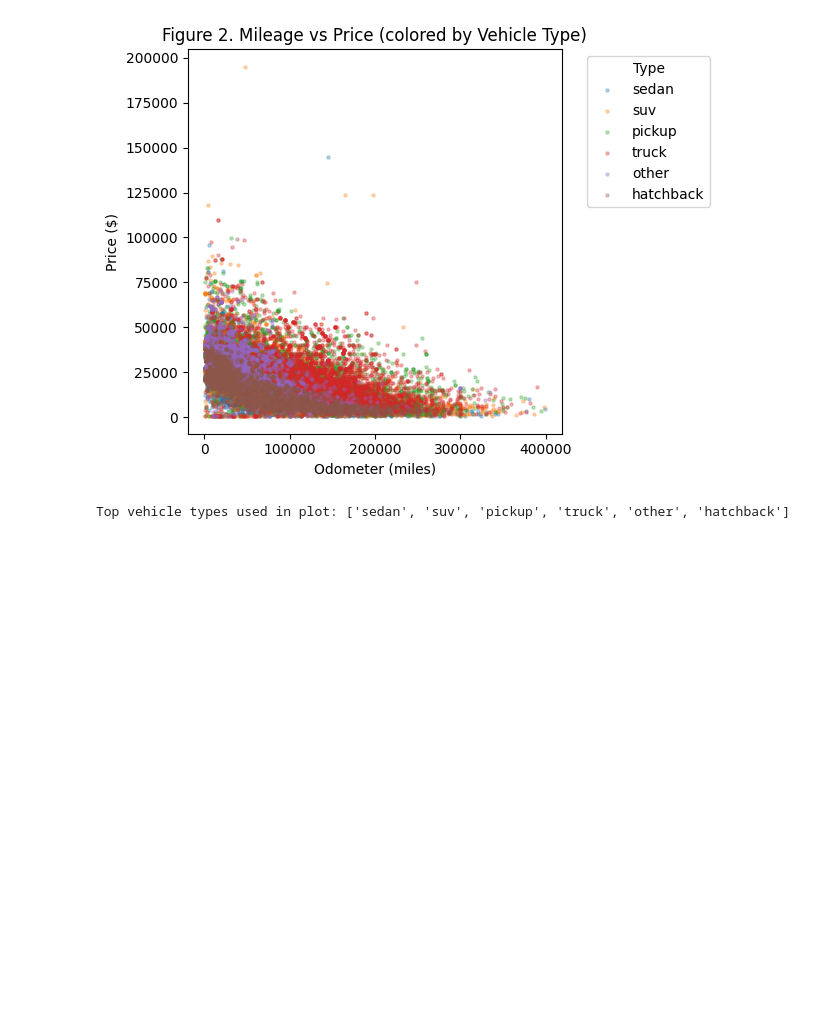
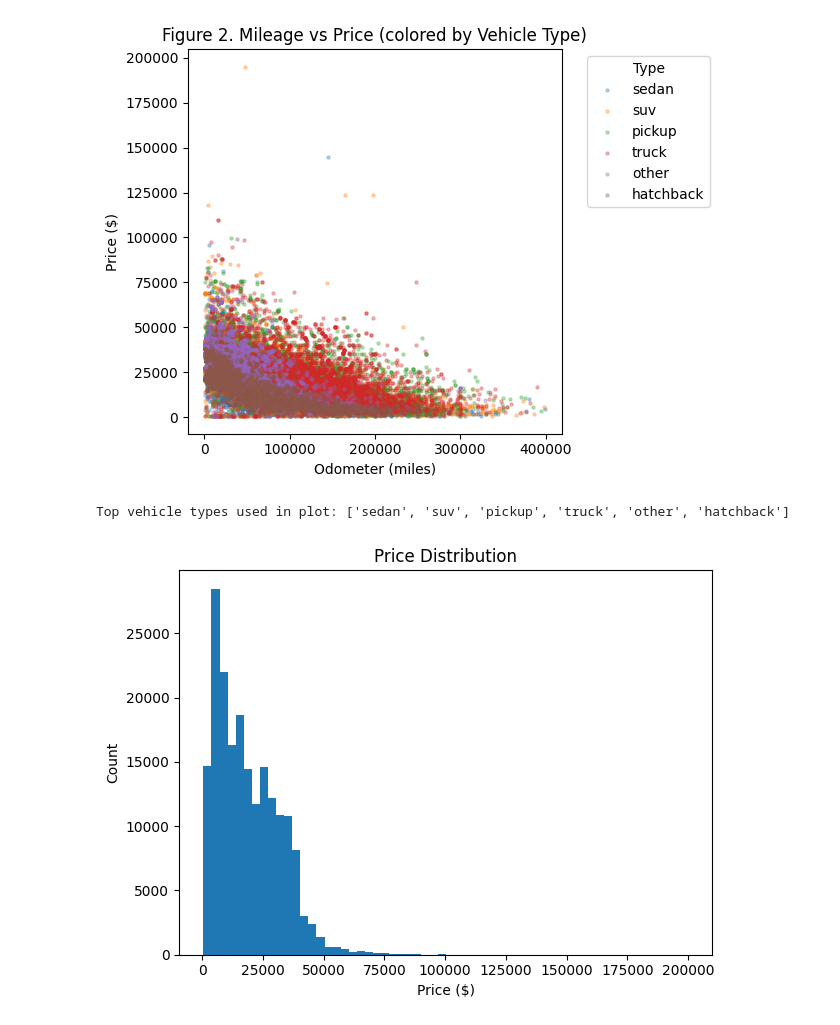
Before and after one commit to nv-piyush/CSCI608_Final_Project, a Jupyter notebook: CSCI608_Final_Project.ipynb, the cells around one changed output. Cells and saved outputs as stored; diff of their text form; code cells hidden in the pictures; blank space fills up the shorter version.

Commit message:
Add price distribution visualization

```diff
--- a/CSCI608_Final_Project.ipynb
+++ b/CSCI608_Final_Project.ipynb
@@ -224,3 +224,13 @@ print("Top vehicle types used in plot:", list(top_types))
 # %% [output]
 [figure]
 Top vehicle types used in plot: ['sedan', 'suv', 'pickup', 'truck', 'other', 'hatchback']
+# %%
+plt.figure()
+plt.hist(df["price"], bins=60)
+plt.title("Price Distribution")
+plt.xlabel("Price ($)")
+plt.ylabel("Count")
+plt.tight_layout()
+plt.show()
+# %% [output]
+[figure, added]
```
